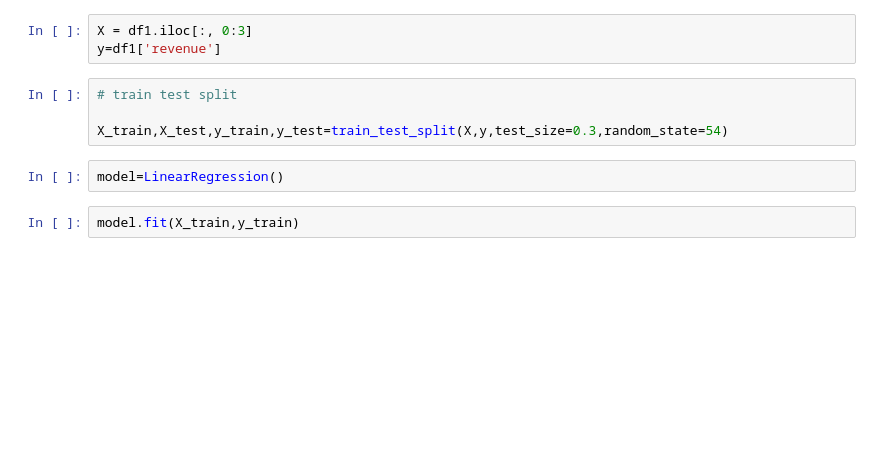
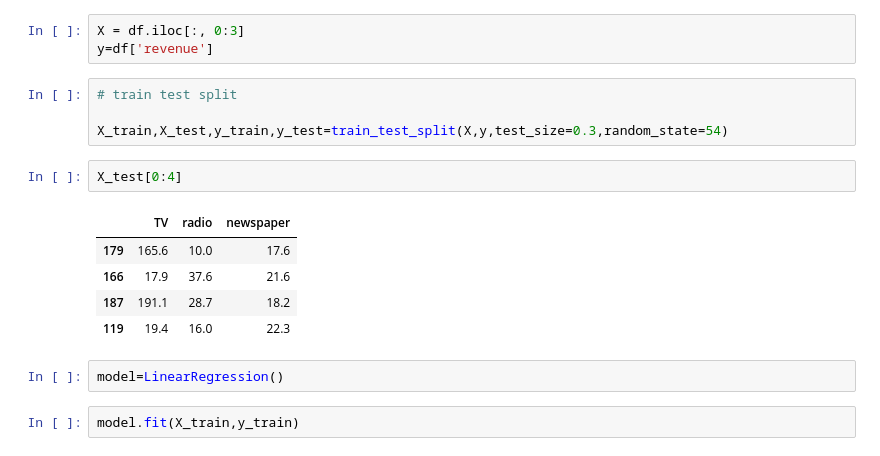
Before and after one commit to anuradha-datascience/machine-learning, a Jupyter notebook: 3.HandsOnIntro-Supervised Regression/MultiLinearRegression.ipynb, the cells around one changed output. Saved outputs shown, nothing was run; the diff lists cells and outputs as text; blank space fills up the shorter version.

```diff
--- a/3.HandsOnIntro-Supervised Regression/MultiLinearRegression.ipynb
+++ b/3.HandsOnIntro-Supervised Regression/MultiLinearRegression.ipynb
@@ -105,12 +105,20 @@ sns.boxplot(data=X)
 <Axes: >
 [figure]
 # %%
-X = df1.iloc[:, 0:3]
-y=df1['revenue']
+X = df.iloc[:, 0:3]
+y=df['revenue']
 # %%
 # train test split
 
 X_train,X_test,y_train,y_test=train_test_split(X,y,test_size=0.3,random_state=54)
+# %%
+X_test[0:4]
+# %% [output]
+|  | TV | radio | newspaper |
+| 179 | 165.6 | 10.0 | 17.6 |
+| 166 | 17.9 | 37.6 | 21.6 |
+| 187 | 191.1 | 28.7 | 18.2 |
+| 119 | 19.4 | 16.0 | 22.3 |
 # %%
 model=LinearRegression()
 # %%
```
Also changed, not shown: parts of 4 cells of this notebook.
